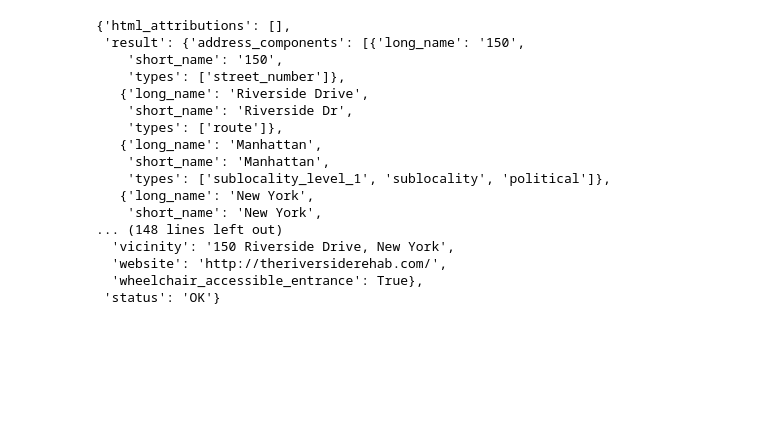
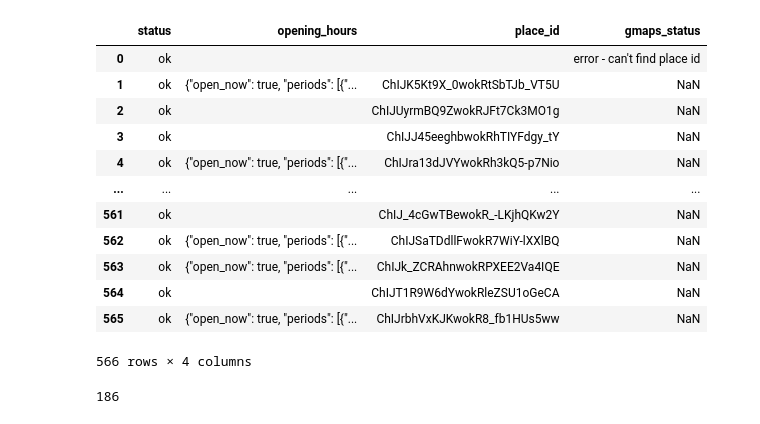
Before and after one commit to yianzhang14/cybergis_hospitals, a Jupyter notebook: goo_maps.ipynb, the cells around one changed output. Cells and saved outputs as stored; diff of their text form; code cells hidden in the pictures; blank space fills up the shorter version.

```diff
--- a/goo_maps.ipynb
+++ b/goo_maps.ipynb
@@ -43,2 +43,34 @@ def convert_to_point(row):
+# %%
+def get_latlon(address):
+    latlon = gmaps.geocode(address)[0]
+    return ', '.join(str(x) for x in latlon["geometry"]["location"].values())
+# %%
+df["latlon"] = df["full address"].apply(get_latlon)
+# %%
+def get_place_details(row):
+    res = {}
+    res["status"] = "ok"
+    res["opening_hours"] = ""
+    res["place_id"] = ""
+
+    place_id = gmaps.places(query=row["Site Name"] + " " + row["full address"], location=row["latlon"], radius=64)
+    if place_id["status"] != "OK":
+        res["gmaps_status"] = "error - can't find place id"
+        print("can't find place id", row["Site Name"])
+        return res
+
+
+    place = gmaps.place(place_id["results"][0]["place_id"])
+    if place["status"] != "OK":
+        print("can't match place id", row["Site Name"])
+        res["gmaps_status"] = "error - can't match place id"
+        return res
+    place = place["result"]
+    if "opening_hours" in place:
+        res["opening_hours"] = json.dumps(place["opening_hours"])
+    if "place_id" in place:
+        res["place_id"] = place["place_id"]
+
+    return res
 # %%
-ny_hospitals["geometry"] = ny_hospitals.apply(lambda x: convert_to_point(x), axis=1)
+applied_df = df.apply(lambda x: get_place_details(x), axis=1, result_type="expand")
@@ -85,20 +95,16 @@ def get_place_details(row):
-# %%
-get_place_details(nyc_hospitals_gdf.iloc[0])
-# %% [output]
-{'html_attributions': [],
- 'result': {'address_components': [{'long_name': '150',
-    'short_name': '150',
-    'types': ['street_number']},
-   {'long_name': 'Riverside Drive',
-    'short_name': 'Riverside Dr',
-    'types': ['route']},
-   {'long_name': 'Manhattan',
-    'short_name': 'Manhattan',
-    'types': ['sublocality_level_1', 'sublocality', 'political']},
-   {'long_name': 'New York',
-    'short_name': 'New York',
-... (148 lines left out)
-  'vicinity': '150 Riverside Drive, New York',
-  'website': 'http://theriversiderehab.com/',
-  'wheelchair_accessible_entrance': True},
- 'status': 'OK'}
+# %%
+applied_df
+# %% [output]
+|  | status | opening_hours | place_id | gmaps_status |
+| 0 | ok |  |  | error - can't find place id |
+| 1 | ok | {"open_now": true, "periods": [{"... | ChIJK5Kt9X_0wokRtSbTJb_VT5U | NaN |
+| 2 | ok |  | ChIJUyrmBQ9ZwokRJFt7Ck3MO1g | NaN |
+| 3 | ok |  | ChIJJ45eeghbwokRhTIYFdgy_tY | NaN |
+| 4 | ok | {"open_now": true, "periods": [{"... | ChIJra13dJVYwokRh3kQ5-p7Nio | NaN |
+| ... | ... | ... | ... | ... |
+| 561 | ok |  | ChIJ_4cGwTBewokR_-LKjhQKw2Y | NaN |
+| 562 | ok | {"open_now": true, "periods": [{"... | ChIJSaTDdllFwokR7WiY-lXXlBQ | NaN |
+| 563 | ok | {"open_now": true, "periods": [{"... | ChIJk_ZCRAhnwokRPXEE2Va4IQE | NaN |
+| 564 | ok |  | ChIJT1R9W6dYwokRleZSU1oGeCA | NaN |
+| 565 | ok | {"open_now": true, "periods": [{"... | ChIJrbhVxKJKwokR8_fb1HUs5ww | NaN |
+566 rows × 4 columns
@@ -104,0 +115,4 @@ get_place_details(nyc_hospitals_gdf.iloc[0])
+# %%
+(df_combined["opening_hours"] == "").sum()
+# %% [output]
+186
```
Also changed, not shown: parts of 13 cells of this notebook, 3 other files.
